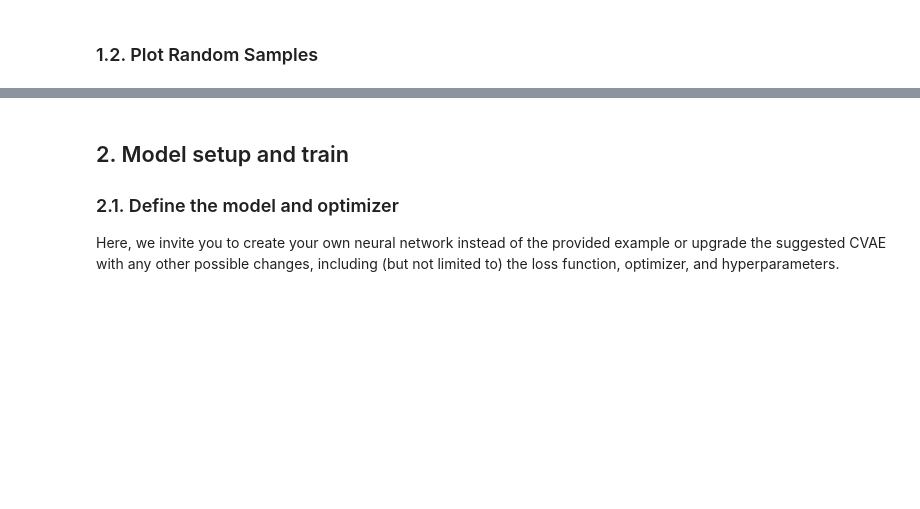
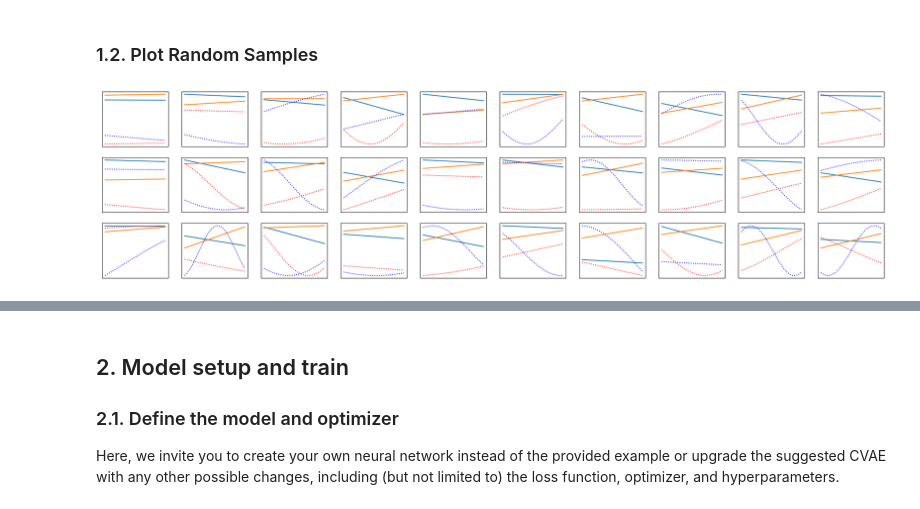
Before and after one commit to FReakYdiVi/2nn1b, a Jupyter notebook: Starter Notebook.ipynb, the cells around one changed output, grey strips where cells are left out. Saved outputs shown, nothing was run; the diff lists cells and outputs as text; code cells hidden in the pictures; blank space fills up the shorter version.

```diff
--- a/Starter Notebook.ipynb
+++ b/Starter Notebook.ipynb
@@ -222,0 +152,8 @@ class CVAE_2(nn.Module):
+# %%
+x,y = next(iter(dataloader))
+
+num_samples=30
+
+CVAE_fn.plot_samples(x,y,num_samples=num_samples)
+# %% [output]
+[figure, added]
```
Also changed, not shown: parts of 11 cells of this notebook, 10 other files.
